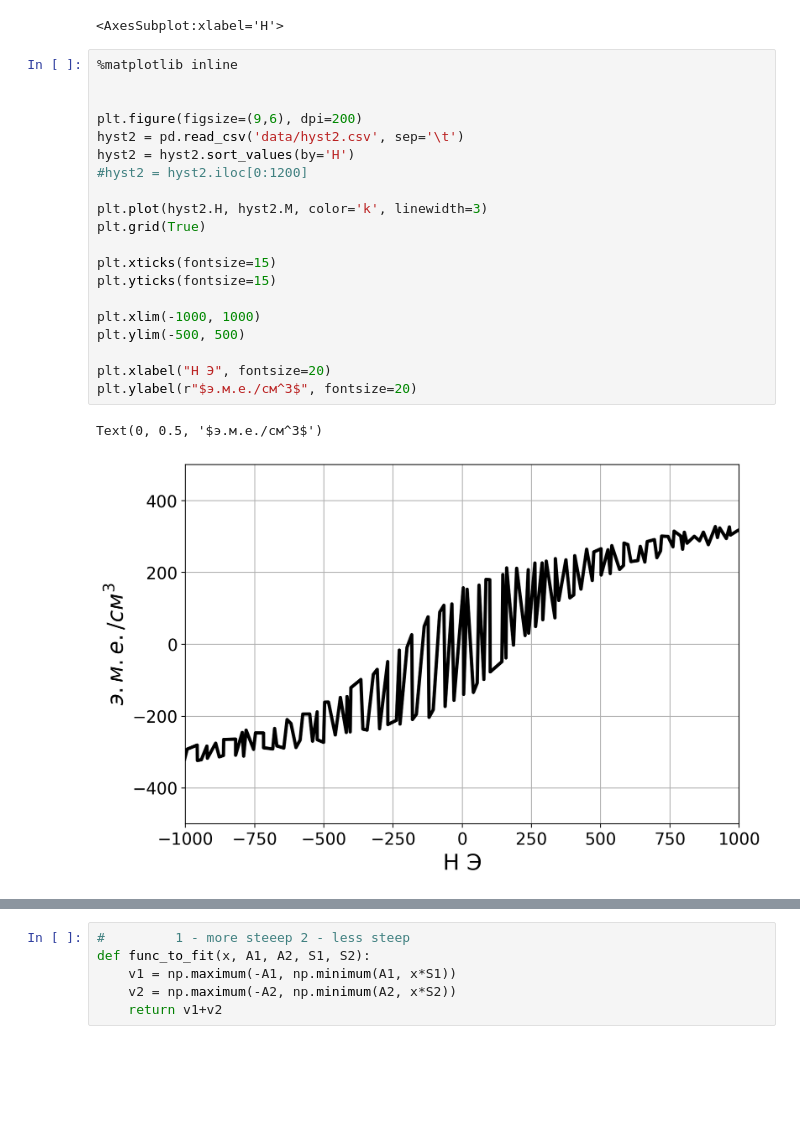
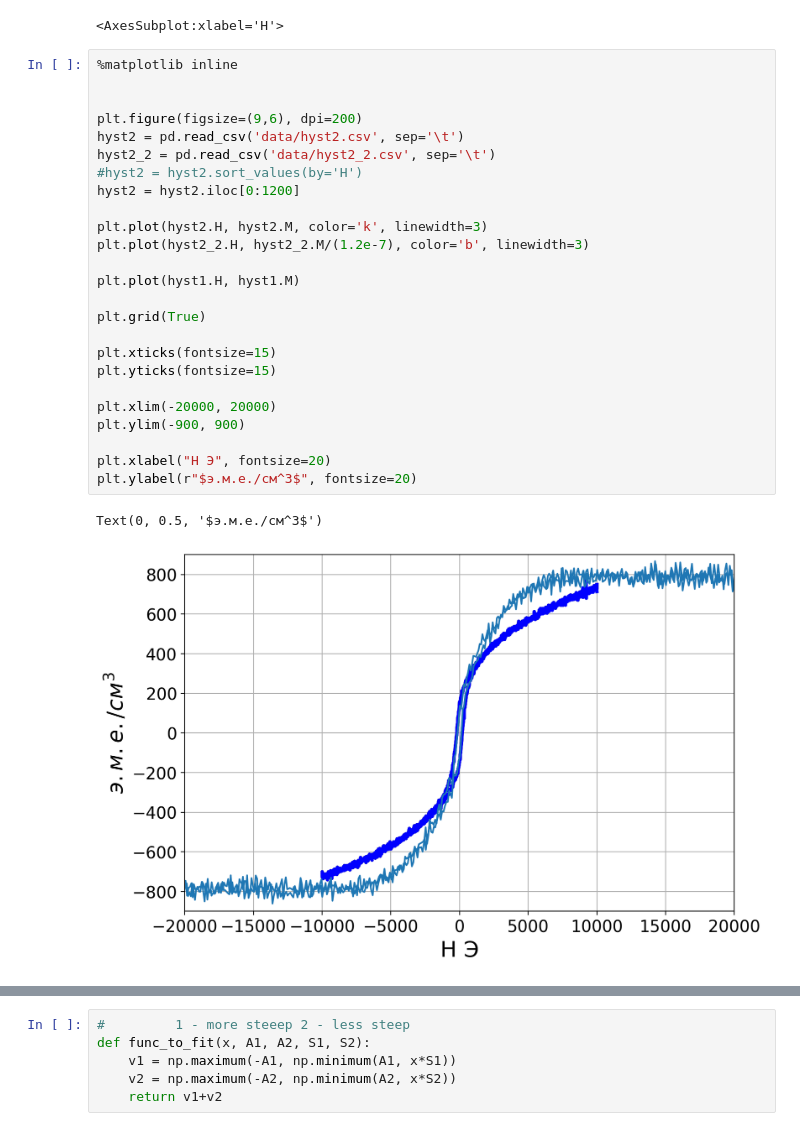
Before and after one commit to sashabusse/LLG_INT, a Jupyter notebook: hysteresis.ipynb, the cells around one changed output, grey strips where cells are left out. Saved outputs shown, nothing was run; the diff lists cells and outputs as text; blank space fills up the shorter version.

```diff
--- a/hysteresis.ipynb
+++ b/hysteresis.ipynb
@@ -17,23 +17,28 @@ hyst1.plot(x='H', y='M', grid=True, figsize=(8,4))
 # %%
 %matplotlib inline
 
 
 plt.figure(figsize=(9,6), dpi=200)
 hyst2 = pd.read_csv('data/hyst2.csv', sep='\t')
-hyst2 = hyst2.sort_values(by='H')
-#hyst2 = hyst2.iloc[0:1200]
+hyst2_2 = pd.read_csv('data/hyst2_2.csv', sep='\t')
+#hyst2 = hyst2.sort_values(by='H')
+hyst2 = hyst2.iloc[0:1200]
 
 plt.plot(hyst2.H, hyst2.M, color='k', linewidth=3)
+plt.plot(hyst2_2.H, hyst2_2.M/(1.2e-7), color='b', linewidth=3)
+
+plt.plot(hyst1.H, hyst1.M)
+
 plt.grid(True)
 
 plt.xticks(fontsize=15)
 plt.yticks(fontsize=15)
 
-plt.xlim(-1000, 1000)
-plt.ylim(-500, 500)
+plt.xlim(-20000, 20000)
+plt.ylim(-900, 900)
 
 plt.xlabel("H Э", fontsize=20)
 plt.ylabel(r"$э.м.е./см^3$", fontsize=20)
 # %% [output]
 Text(0, 0.5, '$э.м.е./см^3$')
-[figure, old version]
+[figure, new version]
```
Also changed, not shown: parts of 5 cells of this notebook, 11 other files.
